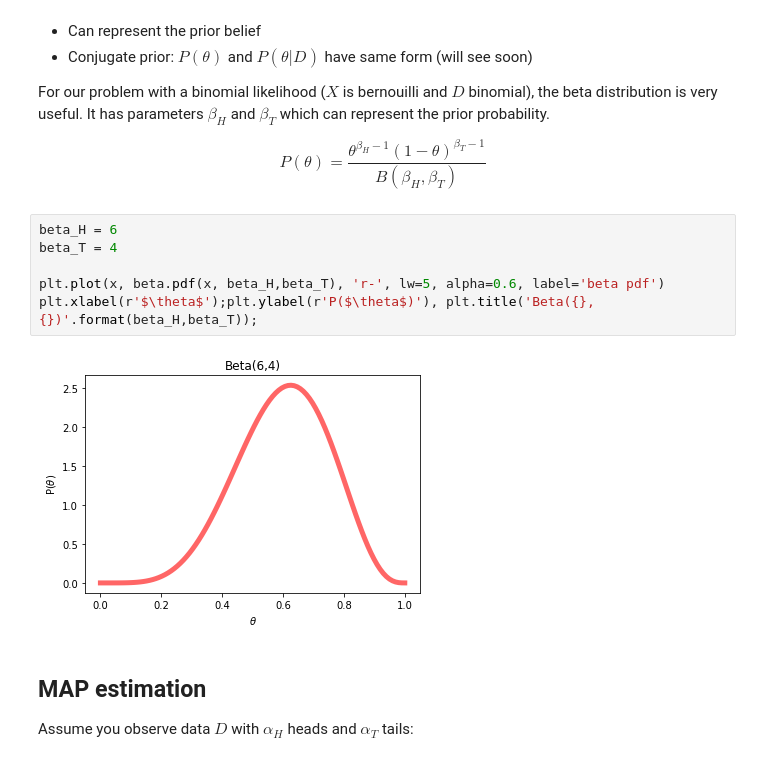
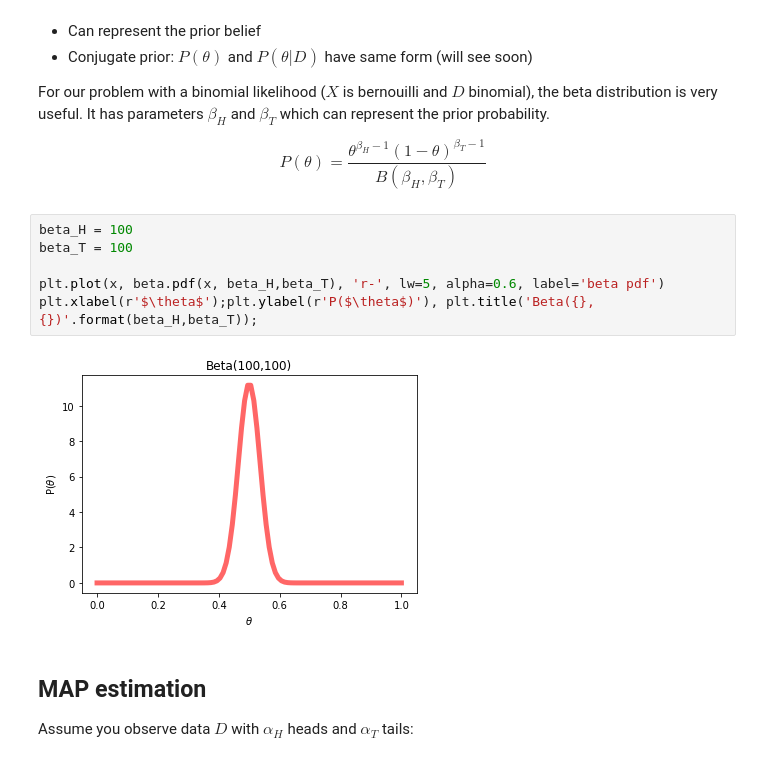
Before and after one commit to lwehbe/10701, a Jupyter notebook: Lecture_03_estimating_probabilities.ipynb, the cells around one changed output. Drawn from its saved outputs; the diff is of its cells as text.

```diff
--- a/Lecture_03_estimating_probabilities.ipynb
+++ b/Lecture_03_estimating_probabilities.ipynb
@@ -644,13 +644,13 @@ For our problem with a binomial likelihood ($X$ is bernouilli and $D$ binomial),
 
 $$P(\theta) = \frac{\theta^{\beta_H-1}(1-\theta)^{\beta_T-1}}{B(\beta_H,\beta_T)}$$
 # %%
-beta_H = 6
-beta_T = 4
+beta_H = 100
+beta_T = 100
 
 plt.plot(x, beta.pdf(x, beta_H,beta_T), 'r-', lw=5, alpha=0.6, label='beta pdf')
 plt.xlabel(r'$\theta$');plt.ylabel(r'P($\theta$)'), plt.title('Beta({},{})'.format(beta_H,beta_T));
 # %% [output]
-[figure, old version]
+[figure, new version]
 # %% [markdown]
 ## MAP estimation
 
```
Also changed, not shown: parts of 1 cell of this notebook, 3 other files.
